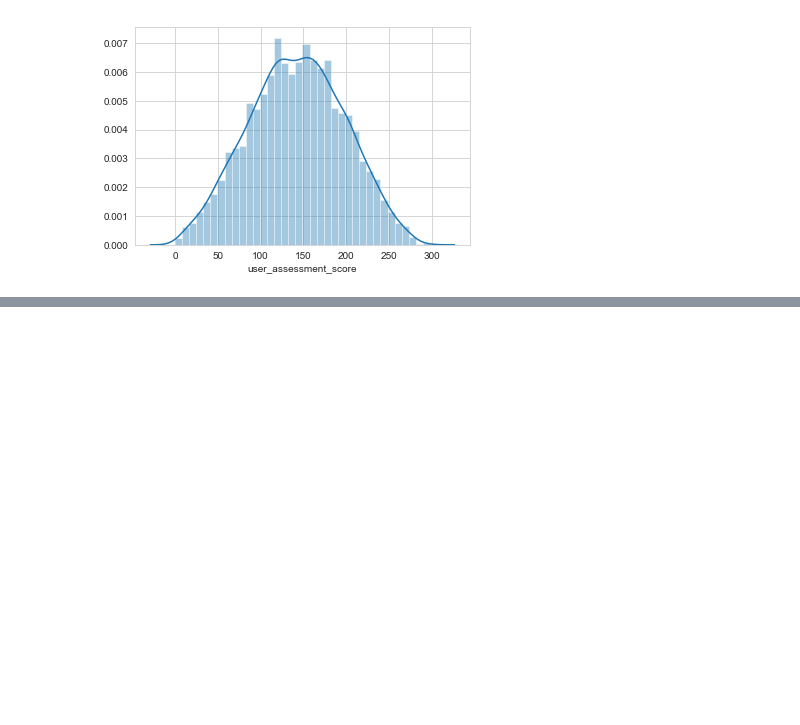
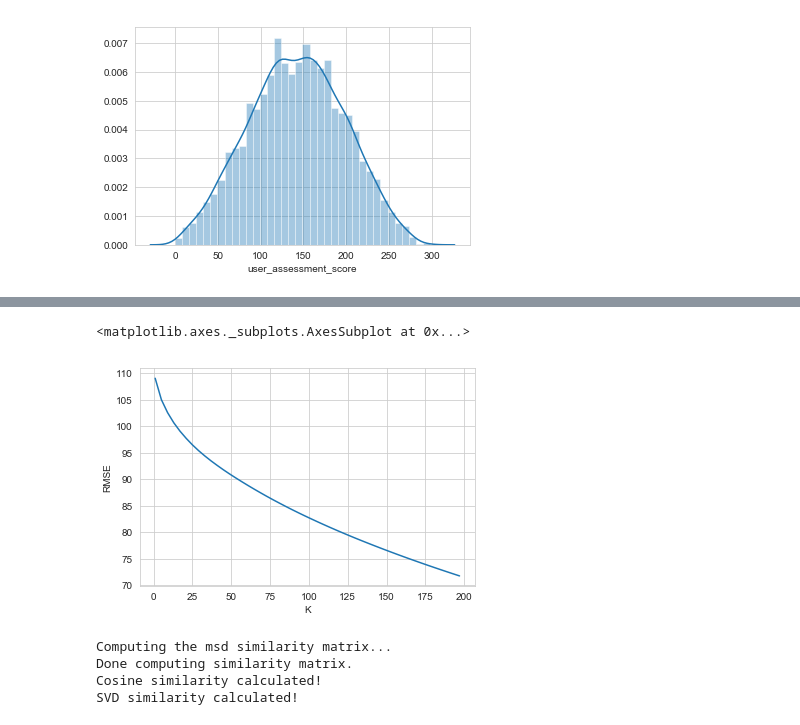
Before and after one commit to amandeepfj/MachineLearningProject, a Jupyter notebook: Data Understanding/DataUnderstanding.ipynb, the cells around one changed output, grey strips where cells are left out. Saved outputs shown, nothing was run; the diff lists cells and outputs as text; code cells hidden in the pictures; blank space fills up the shorter version.

```diff
--- a/Data Understanding/DataUnderstanding.ipynb
+++ b/Data Understanding/DataUnderstanding.ipynb
@@ -425,0 +461,11 @@ similarity_measure.get_cosine_similar_users('1221')
+# %%
+grouped_users_courses = user_course_views[['user_handle', 'course_id', 'view_time_seconds']]\
+                                .groupby(['user_handle', 'course_id'])
+meaned_group_users_courses = grouped_users_courses.agg('mean').reset_index()
+user_courseview_similarity_measure = SimilarityMeasure({
+                                'dataframe' : meaned_group_users_courses[['user_handle', 'course_id', 'view_time_seconds']],
+                                'index_column' : 'user_handle', 'columns_column' : 'course_id',
+                                'values_column' : 'view_time_seconds'
+                                })
+user_courseview_similarity_measure.calculate_cosine_similarity()
+user_courseview_similarity_measure.calculate_svd_similarity(dim_size = 150)
@@ -425,0 +805,6 @@ similarity_measure.get_cosine_similar_users('1221')
+# %%
+scores_df = find_optimize_value_of_k_SVD(meaned_group_users_courses, 'user_handle', 'course_id', 'view_time_seconds')
+sns.lineplot(x = 'K', y = 'RMSE', data=scores_df)
+# %% [output]
+<matplotlib.axes._subplots.AxesSubplot at 0x...>
+[figure, added]
@@ -425,0 +934,14 @@ similarity_measure.get_cosine_similar_users('1221')
+# %%
+user_assessment_similarity_measure = SimilarityMeasure({
+                                'dataframe' : user_assessment_scores,
+                                'index_column' : 'user_handle', 'columns_column' : 'assessment_tag',
+                                'values_column' : 'user_assessment_score'
+                                })
+user_assessment_similarity_measure.train_KNN_BaseLine()
+user_assessment_similarity_measure.calculate_cosine_similarity()
+user_assessment_similarity_measure.calculate_svd_similarity()
+# %% [output]
+Computing the msd similarity matrix...
+Done computing similarity matrix.
+Cosine similarity calculated!
+SVD similarity calculated!
```
Also changed, not shown: parts of 53 cells of this notebook.
